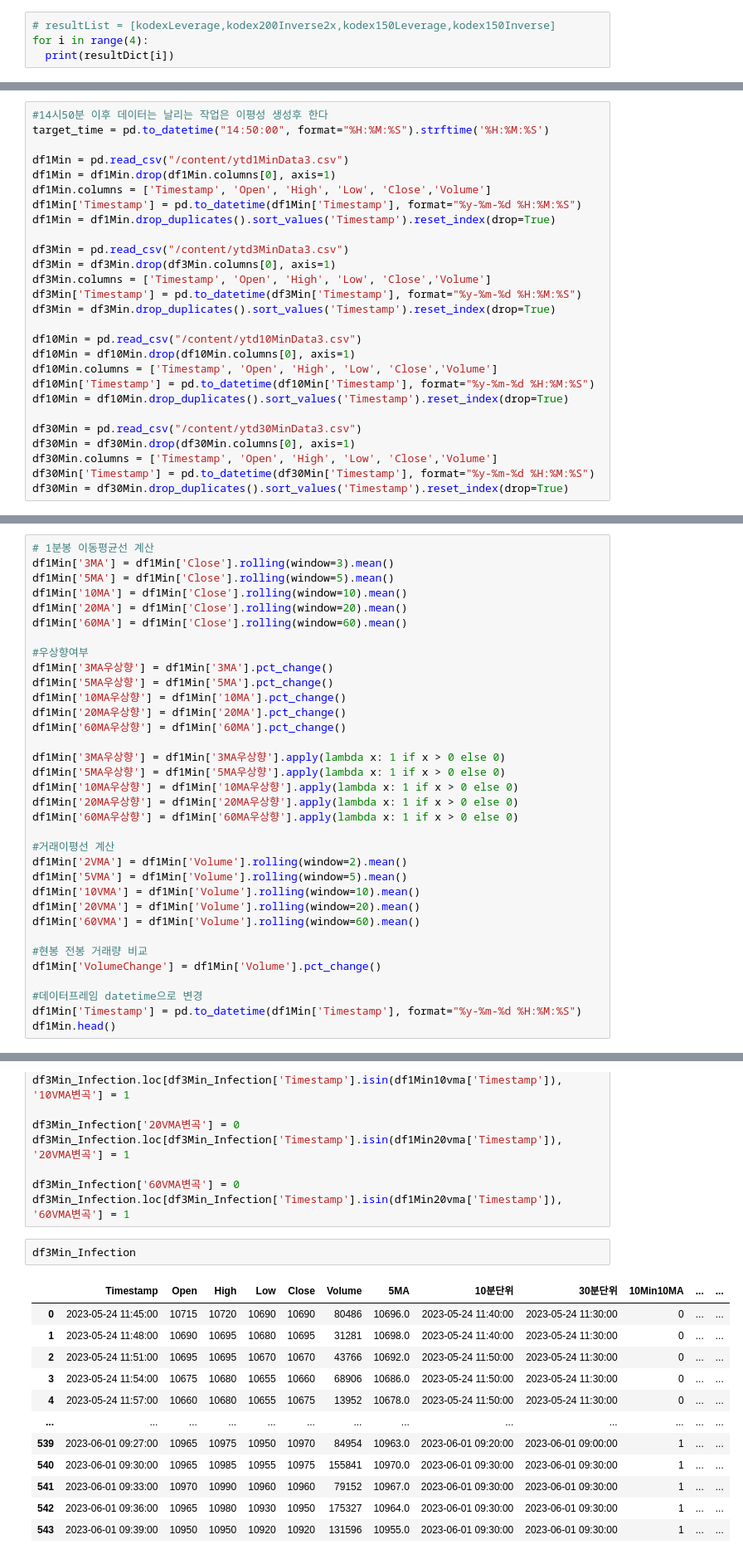
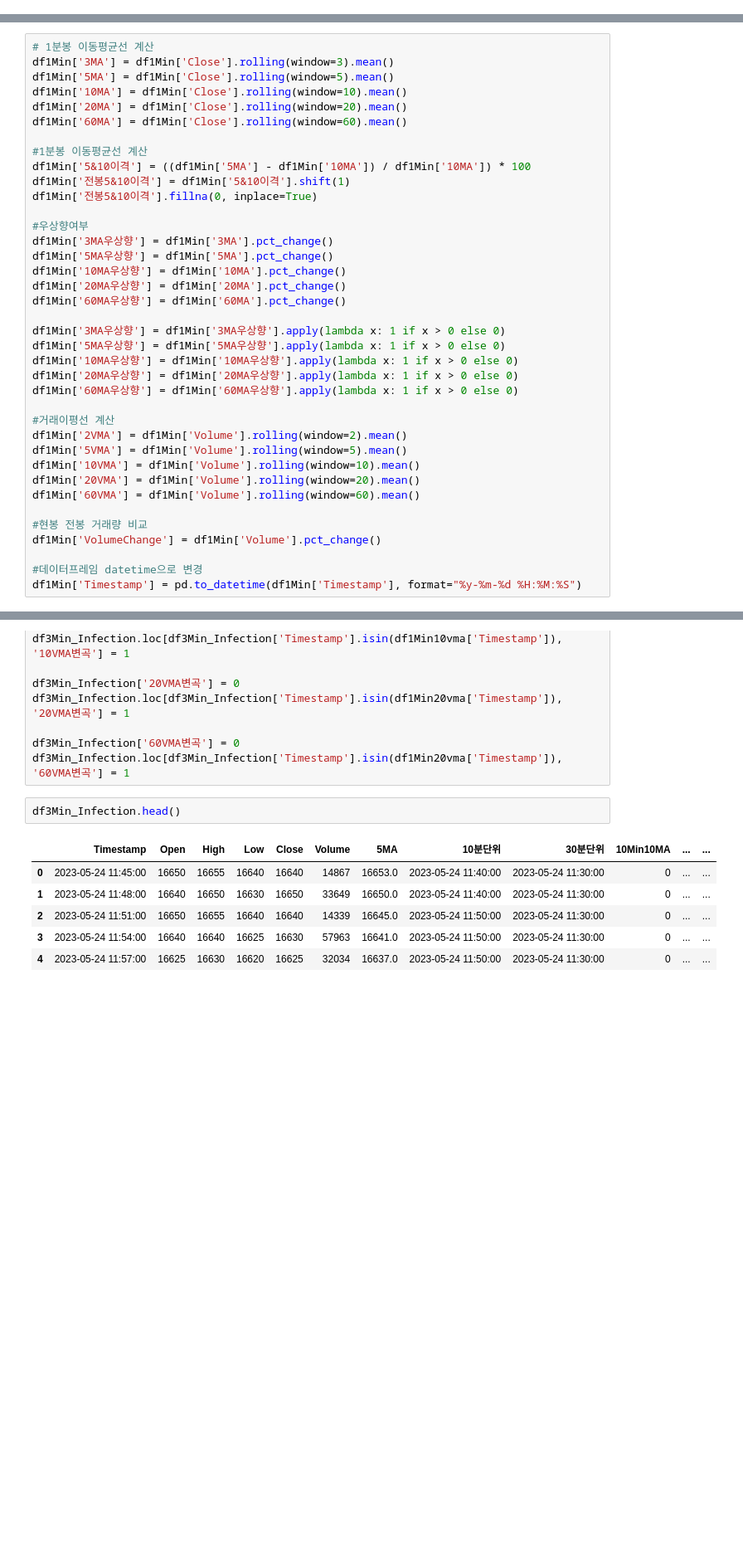
Before and after one commit to dongzooo/Quant-with-py, a Jupyter notebook: 캔들데이터 분석/3분봉5이평_변곡_통계분석.ipynb, the cells around one changed output, grey strips where cells are left out. Shown at 83% size. Saved outputs shown, nothing was run; the diff lists cells and outputs as text; blank space fills up the shorter version.

```diff
--- a/캔들데이터 분석/3분봉5이평_변곡_통계분석.ipynb
+++ b/캔들데이터 분석/3분봉5이평_변곡_통계분석.ipynb
@@ -402,4 +99,0 @@ for i, df in zip(range(4),resultDict):
-# %%
-# resultList = [kodexLeverage,kodex200Inverse2x,kodex150Leverage,kodex150Inverse]
-for i in range(4):
-  print(resultDict[i])
@@ -424,27 +99,0 @@ for i in range(4):
-# %%
-#14시50분 이후 데이터는 날리는 작업은 이평성 생성후 한다
-target_time = pd.to_datetime("14:50:00", format="%H:%M:%S").strftime('%H:%M:%S')
-
-df1Min = pd.read_csv("/content/ytd1MinData3.csv")
-df1Min = df1Min.drop(df1Min.columns[0], axis=1)
-df1Min.columns = ['Timestamp', 'Open', 'High', 'Low', 'Close','Volume']
-df1Min['Timestamp'] = pd.to_datetime(df1Min['Timestamp'], format="%y-%m-%d %H:%M:%S")
-df1Min = df1Min.drop_duplicates().sort_values('Timestamp').reset_index(drop=True)
-
-df3Min = pd.read_csv("/content/ytd3MinData3.csv")
-df3Min = df3Min.drop(df3Min.columns[0], axis=1)
-df3Min.columns = ['Timestamp', 'Open', 'High', 'Low', 'Close','Volume']
-df3Min['Timestamp'] = pd.to_datetime(df3Min['Timestamp'], format="%y-%m-%d %H:%M:%S")
-df3Min = df3Min.drop_duplicates().sort_values('Timestamp').reset_index(drop=True)
-
-df10Min = pd.read_csv("/content/ytd10MinData3.csv")
-df10Min = df10Min.drop(df10Min.columns[0], axis=1)
-df10Min.columns = ['Timestamp', 'Open', 'High', 'Low', 'Close','Volume']
-df10Min['Timestamp'] = pd.to_datetime(df10Min['Timestamp'], format="%y-%m-%d %H:%M:%S")
-df10Min = df10Min.drop_duplicates().sort_values('Timestamp').reset_index(drop=True)
-
-df30Min = pd.read_csv("/content/ytd30MinData3.csv")
-df30Min = df30Min.drop(df30Min.columns[0], axis=1)
-df30Min.columns = ['Timestamp', 'Open', 'High', 'Low', 'Close','Volume']
-df30Min['Timestamp'] = pd.to_datetime(df30Min['Timestamp'], format="%y-%m-%d %H:%M:%S")
-df30Min = df30Min.drop_duplicates().sort_values('Timestamp').reset_index(drop=True)
@@ -541,6 +163,11 @@ df1Min['5MA'] = df1Min['Close'].rolling(window=5).mean()
 df1Min['10MA'] = df1Min['Close'].rolling(window=10).mean()
 df1Min['20MA'] = df1Min['Close'].rolling(window=20).mean()
 df1Min['60MA'] = df1Min['Close'].rolling(window=60).mean()
+
+#1분봉 이동평균선 계산
+df1Min['5&10이격'] = ((df1Min['5MA'] - df1Min['10MA']) / df1Min['10MA']) * 100
+df1Min['전봉5&10이격'] = df1Min['5&10이격'].shift(1)
+df1Min['전봉5&10이격'].fillna(0, inplace=True)
 
 #우상향여부
 df1Min['3MA우상향'] = df1Min['3MA'].pct_change()
@@ -567,4 +194,3 @@ df1Min['VolumeChange'] = df1Min['Volume'].pct_change()
 
 #데이터프레임 datetime으로 변경
 df1Min['Timestamp'] = pd.to_datetime(df1Min['Timestamp'], format="%y-%m-%d %H:%M:%S")
-df1Min.head()
@@ -891,17 +414,11 @@ df3Min_Infection.loc[df3Min_Infection['Timestamp'].isin(df1Min20vma['Timestamp']
 df3Min_Infection['60VMA변곡'] = 0
 df3Min_Infection.loc[df3Min_Infection['Timestamp'].isin(df1Min20vma['Timestamp']), '60VMA변곡'] = 1
 # %%
-df3Min_Infection
+df3Min_Infection.head()
 # %% [output]
 |  | Timestamp | Open | High | Low | Close | Volume | 5MA | 10분단위 | 30분단위 | 10Min10MA | ... | ... |
-| 0 | 2023-05-24 11:45:00 | 10715 | 10720 | 10690 | 10690 | 80486 | 10696.0 | 2023-05-24 11:40:00 | 2023-05-24 11:30:00 | 0 | ... | ... |
-| 1 | 2023-05-24 11:48:00 | 10690 | 10695 | 10680 | 10695 | 31281 | 10698.0 | 2023-05-24 11:40:00 | 2023-05-24 11:30:00 | 0 | ... | ... |
-| 2 | 2023-05-24 11:51:00 | 10695 | 10695 | 10670 | 10670 | 43766 | 10692.0 | 2023-05-24 11:50:00 | 2023-05-24 11:30:00 | 0 | ... | ... |
-| 3 | 2023-05-24 11:54:00 | 10675 | 10680 | 10655 | 10660 | 68906 | 10686.0 | 2023-05-24 11:50:00 | 2023-05-24 11:30:00 | 0 | ... | ... |
-| 4 | 2023-05-24 11:57:00 | 10660 | 10680 | 10655 | 10675 | 13952 | 10678.0 | 2023-05-24 11:50:00 | 2023-05-24 11:30:00 | 0 | ... | ... |
-| ... | ... | ... | ... | ... | ... | ... | ... | ... | ... | ... | ... | ... |
-| 539 | 2023-06-01 09:27:00 | 10965 | 10975 | 10950 | 10970 | 84954 | 10963.0 | 2023-06-01 09:20:00 | 2023-06-01 09:00:00 | 1 | ... | ... |
-| 540 | 2023-06-01 09:30:00 | 10965 | 10985 | 10955 | 10975 | 155841 | 10970.0 | 2023-06-01 09:30:00 | 2023-06-01 09:30:00 | 1 | ... | ... |
-| 541 | 2023-06-01 09:33:00 | 10970 | 10990 | 10960 | 10960 | 79152 | 10967.0 | 2023-06-01 09:30:00 | 2023-06-01 09:30:00 | 1 | ... | ... |
-| 542 | 2023-06-01 09:36:00 | 10965 | 10980 | 10930 | 10950 | 175327 | 10964.0 | 2023-06-01 09:30:00 | 2023-06-01 09:30:00 | 1 | ... | ... |
-| 543 | 2023-06-01 09:39:00 | 10950 | 10950 | 10920 | 10920 | 131596 | 10955.0 | 2023-06-01 09:30:00 | 2023-06-01 09:30:00 | 1 | ... | ... |
+| 0 | 2023-05-24 11:45:00 | 16650 | 16655 | 16640 | 16640 | 14867 | 16653.0 | 2023-05-24 11:40:00 | 2023-05-24 11:30:00 | 0 | ... | ... |
+| 1 | 2023-05-24 11:48:00 | 16640 | 16650 | 16630 | 16650 | 33649 | 16650.0 | 2023-05-24 11:40:00 | 2023-05-24 11:30:00 | 0 | ... | ... |
+| 2 | 2023-05-24 11:51:00 | 16650 | 16655 | 16640 | 16640 | 14339 | 16645.0 | 2023-05-24 11:50:00 | 2023-05-24 11:30:00 | 0 | ... | ... |
+| 3 | 2023-05-24 11:54:00 | 16640 | 16640 | 16625 | 16630 | 57963 | 16641.0 | 2023-05-24 11:50:00 | 2023-05-24 11:30:00 | 0 | ... | ... |
+| 4 | 2023-05-24 11:57:00 | 16625 | 16630 | 16620 | 16625 | 32034 | 16637.0 | 2023-05-24 11:50:00 | 2023-05-24 11:30:00 | 0 | ... | ... |
```
Also changed, not shown: parts of 40 cells of this notebook.
